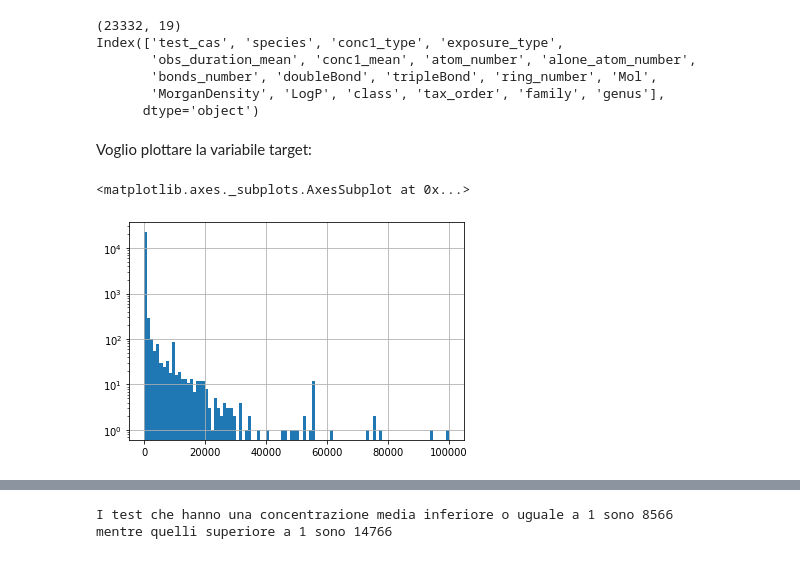
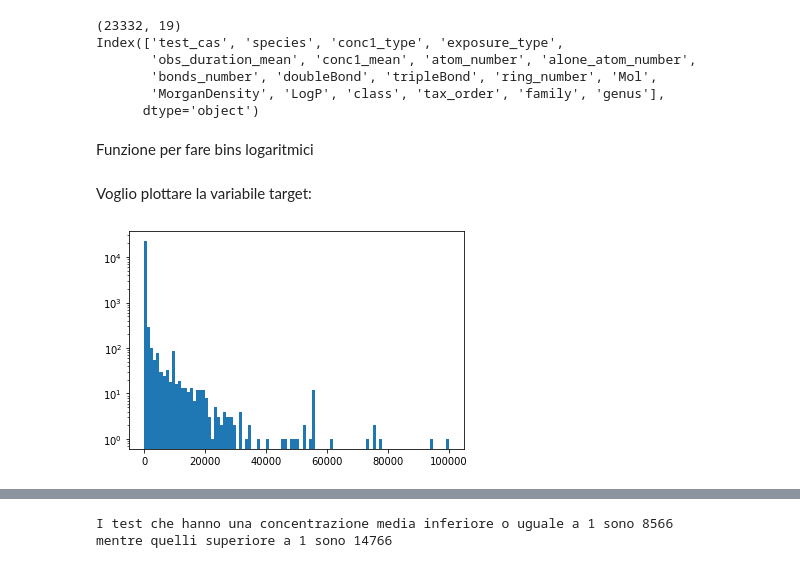
Before and after one commit to simonedambrosi/MLTOX-Simone, a Jupyter notebook: Script per tesi/1 analisi varie.ipynb, the cells around one changed output, grey strips where cells are left out. Cells and saved outputs as stored; diff of their text form; code cells hidden in the pictures.

```diff
--- a/Script per tesi/1 analisi varie.ipynb
+++ b/Script per tesi/1 analisi varie.ipynb
@@ -38,3 +38,5 @@ Index(['test_cas', 'species', 'conc1_type', 'exposure_type',
        'bonds_number', 'doubleBond', 'tripleBond', 'ring_number', 'Mol',
        'MorganDensity', 'LogP', 'class', 'tax_order', 'family', 'genus'],
       dtype='object')
+# %% [markdown]
+Funzione per fare bins logaritmici
@@ -43,13 +82,12 @@ Voglio plottare la variabile target:
 # %%
 import numpy as np
 import matplotlib.pyplot as plt
 
 # mettere scala log anche su conc1_mean, aggiungere mediana
 
-use_db['conc1_mean'].hist(bins = 100, log = True)
+# use_db['conc1_mean'].hist(bins = 100, log = True)
 
-# plt.hist(use_db['conc1_mean'])
-# plt.show()
+plt.hist(use_db['conc1_mean'], bins=100, log=True)
+plt.show()
 # %% [output]
-<matplotlib.axes._subplots.AxesSubplot at 0x...>
-[figure, old version]
+[figure, new version]
```
Also changed, not shown: parts of 3 cells of this notebook.
